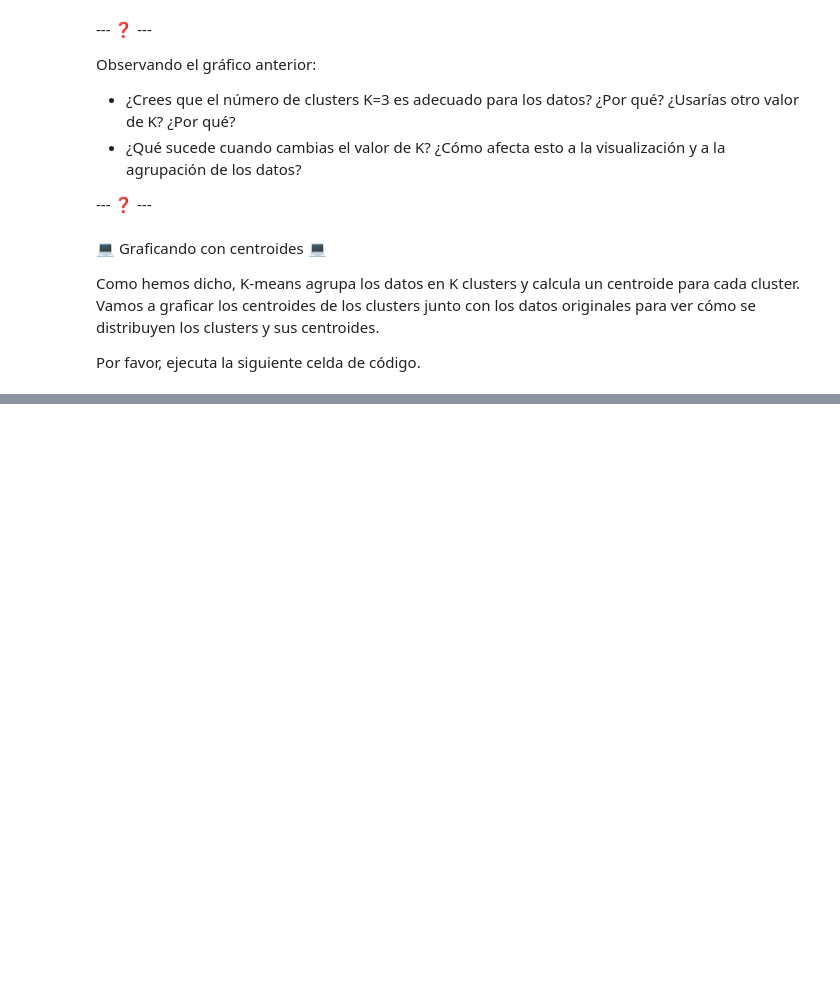
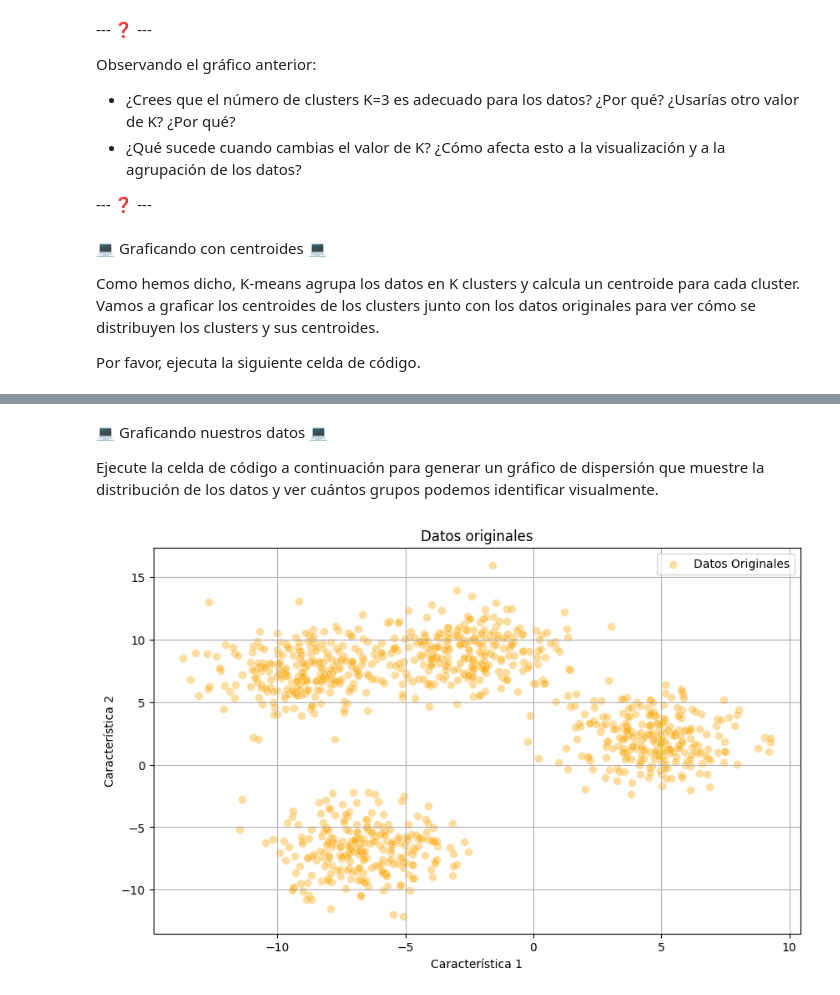
Before and after one commit to lucasbaldezzari/cdan, a Jupyter notebook: 2. Intro al ANS.ipynb, the cells around one changed output, grey strips where cells are left out. Cells and saved outputs as stored; diff of their text form; code cells hidden in the pictures; blank space fills up the shorter version.

```diff
--- a/2. Intro al ANS.ipynb
+++ b/2. Intro al ANS.ipynb
@@ -278,0 +428,8 @@ Observando el gráfico anterior:
+# %% [markdown]
+💻 Graficando nuestros datos 💻
+
+Ejecute la celda de código a continuación para generar un gráfico de dispersión que muestre la distribución de los datos y ver cuántos grupos podemos identificar visualmente.
+# %%
+makeAndShowBlobs(cluster_std=1.8)
+# %% [output]
+[figure, added]
```
Also changed, not shown: parts of 33 cells of this notebook, 1 other file.
